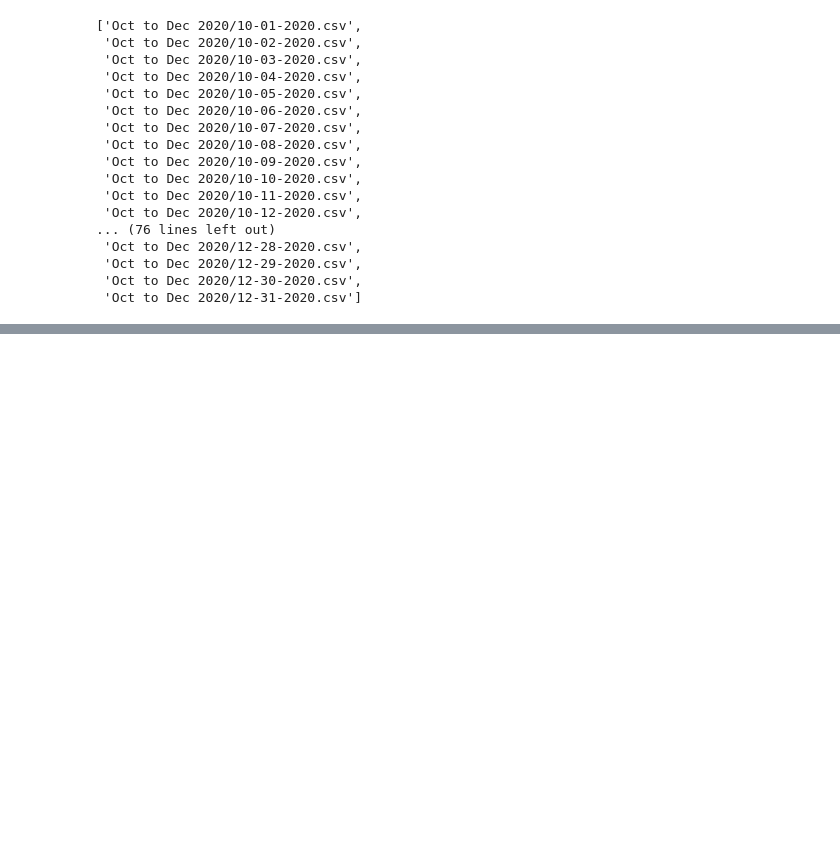
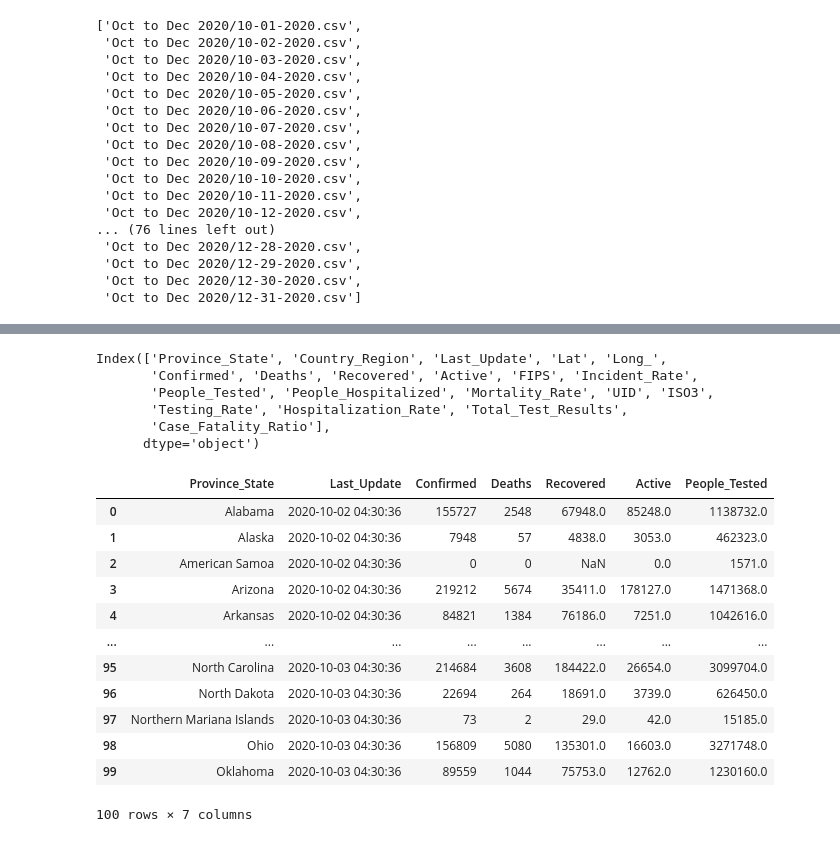
Before and after one commit to kfield1/Project-Covid, a Jupyter notebook: Cases .ipynb, the cells around one changed output, grey strips where cells are left out. Saved outputs shown, nothing was run; the diff lists cells and outputs as text; code cells hidden in the pictures; blank space fills up the shorter version.

```diff
--- a/Cases .ipynb
+++ b/Cases .ipynb
@@ -76,0 +80,26 @@ NameError: name 'pd' is not defined
+# %%
+us_cases_df.columns
+# %% [output]
+Index(['Province_State', 'Country_Region', 'Last_Update', 'Lat', 'Long_',
+       'Confirmed', 'Deaths', 'Recovered', 'Active', 'FIPS', 'Incident_Rate',
+       'People_Tested', 'People_Hospitalized', 'Mortality_Rate', 'UID', 'ISO3',
+       'Testing_Rate', 'Hospitalization_Rate', 'Total_Test_Results',
+       'Case_Fatality_Ratio'],
+      dtype='object')
+# %%
+organized_data_df= us_cases_df [["Province_State","Last_Update","Confirmed","Deaths","Recovered","Active", "People_Tested"]]
+organized_data_df.head(100)
+# %% [output]
+|  | Province_State | Last_Update | Confirmed | Deaths | Recovered | Active | People_Tested |
+| 0 | Alabama | 2020-10-02 04:30:36 | 155727 | 2548 | 67948.0 | 85248.0 | 1138732.0 |
+| 1 | Alaska | 2020-10-02 04:30:36 | 7948 | 57 | 4838.0 | 3053.0 | 462323.0 |
+| 2 | American Samoa | 2020-10-02 04:30:36 | 0 | 0 | NaN | 0.0 | 1571.0 |
+| 3 | Arizona | 2020-10-02 04:30:36 | 219212 | 5674 | 35411.0 | 178127.0 | 1471368.0 |
+| 4 | Arkansas | 2020-10-02 04:30:36 | 84821 | 1384 | 76186.0 | 7251.0 | 1042616.0 |
+| ... | ... | ... | ... | ... | ... | ... | ... |
+| 95 | North Carolina | 2020-10-03 04:30:36 | 214684 | 3608 | 184422.0 | 26654.0 | 3099704.0 |
+| 96 | North Dakota | 2020-10-03 04:30:36 | 22694 | 264 | 18691.0 | 3739.0 | 626450.0 |
+| 97 | Northern Mariana Islands | 2020-10-03 04:30:36 | 73 | 2 | 29.0 | 42.0 | 15185.0 |
+| 98 | Ohio | 2020-10-03 04:30:36 | 156809 | 5080 | 135301.0 | 16603.0 | 3271748.0 |
+| 99 | Oklahoma | 2020-10-03 04:30:36 | 89559 | 1044 | 75753.0 | 12762.0 | 1230160.0 |
+100 rows × 7 columns
```
Also changed, not shown: parts of 9 cells of this notebook, 1 other file.
